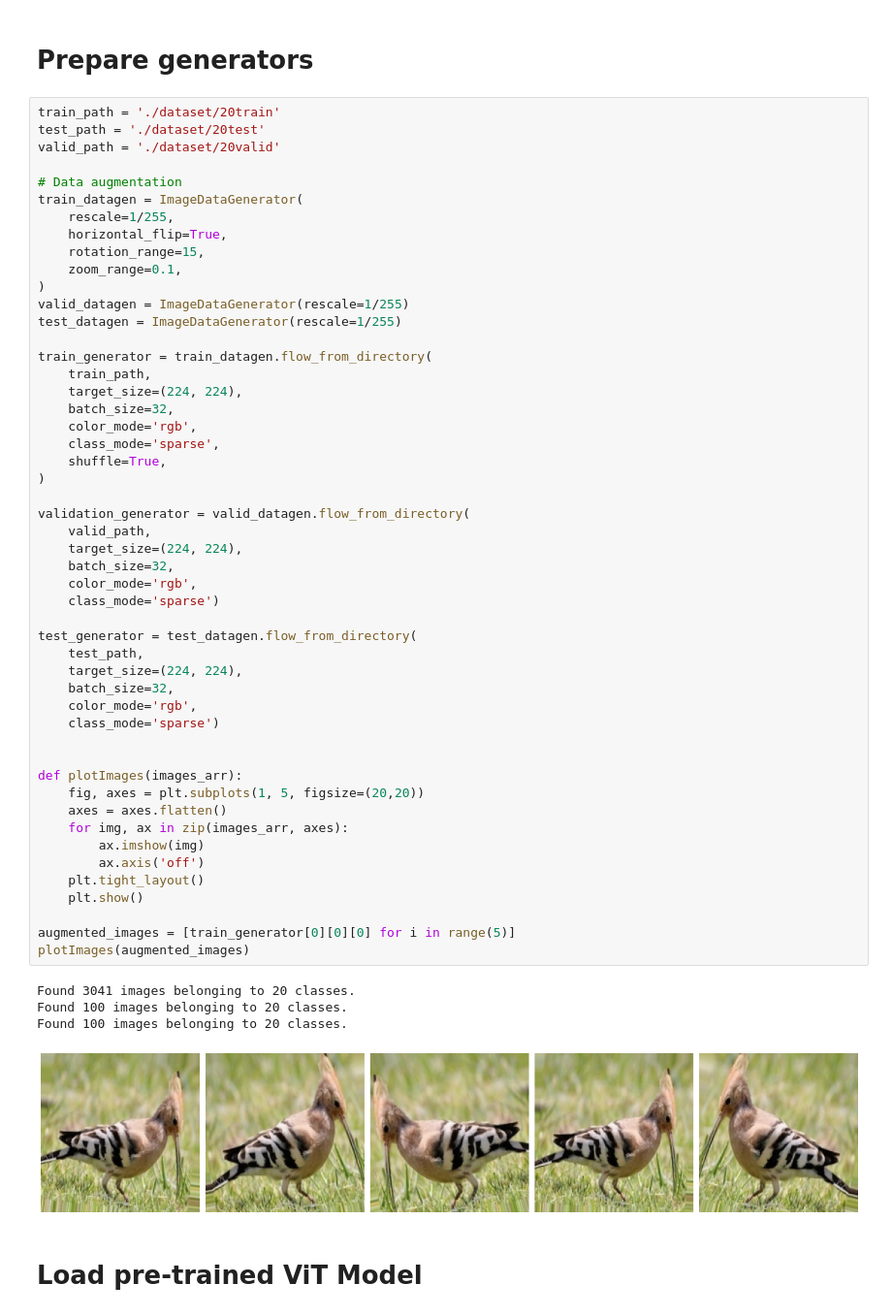
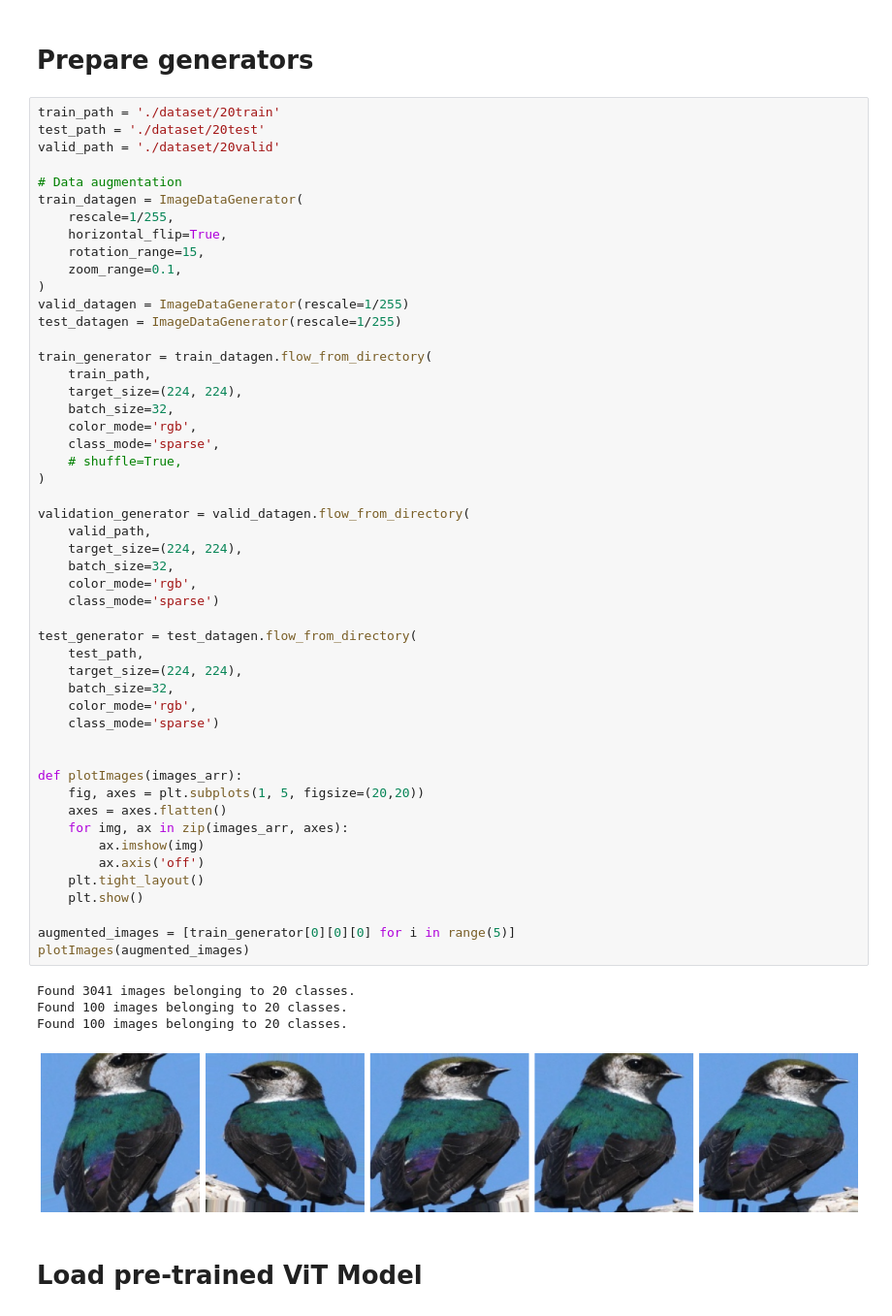
Before and after one commit to Shaunmak1214/birds-classifier, a Jupyter notebook: vit.ipynb, the cells around one changed output. Shown at 97% size. Saved outputs shown, nothing was run; the diff lists cells and outputs as text.

```diff
--- a/vit.ipynb
+++ b/vit.ipynb
@@ -39,40 +41,40 @@ train_generator = train_datagen.flow_from_directory(
     batch_size=32,
     color_mode='rgb',
     class_mode='sparse',
-    shuffle=True,
+    # shuffle=True,
 )
 
 validation_generator = valid_datagen.flow_from_directory(
     valid_path,
     target_size=(224, 224),
     batch_size=32,
     color_mode='rgb',
     class_mode='sparse')
 
 test_generator = test_datagen.flow_from_directory(
     test_path,
     target_size=(224, 224),
     batch_size=32,
     color_mode='rgb',
     class_mode='sparse')
 
 
 def plotImages(images_arr):
     fig, axes = plt.subplots(1, 5, figsize=(20,20))
     axes = axes.flatten()
     for img, ax in zip(images_arr, axes):
         ax.imshow(img)
         ax.axis('off')
     plt.tight_layout()
     plt.show()
 
 augmented_images = [train_generator[0][0][0] for i in range(5)]
 plotImages(augmented_images)
 # %% [output]
 Found 3041 images belonging to 20 classes.
 Found 100 images belonging to 20 classes.
 Found 100 images belonging to 20 classes.
-[figure, old version]
+[figure, new version]
 # %% [markdown]
 # Load pre-trained ViT Model
 # %%
```
Also changed, not shown: parts of 11 cells of this notebook, 2 other files.
